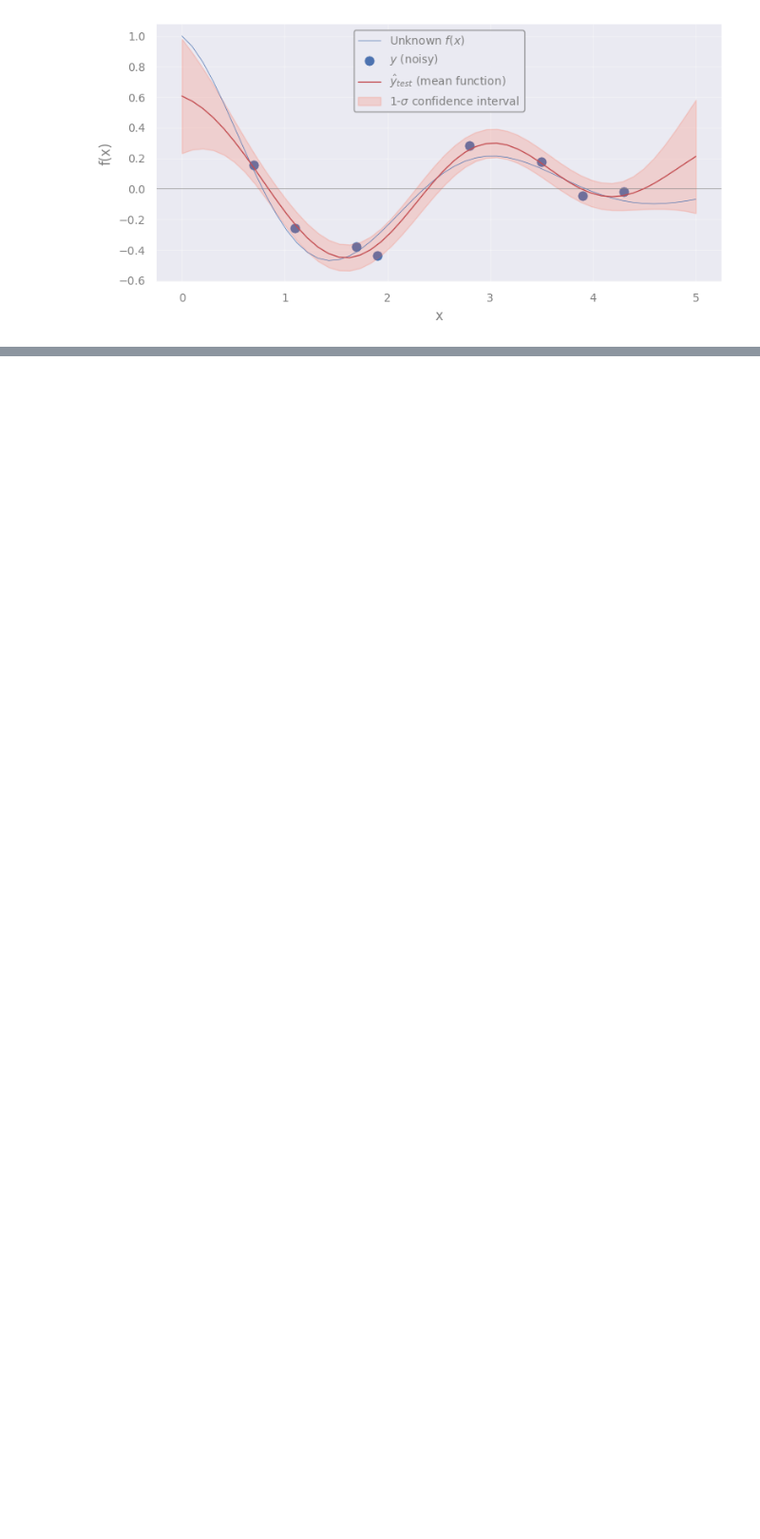
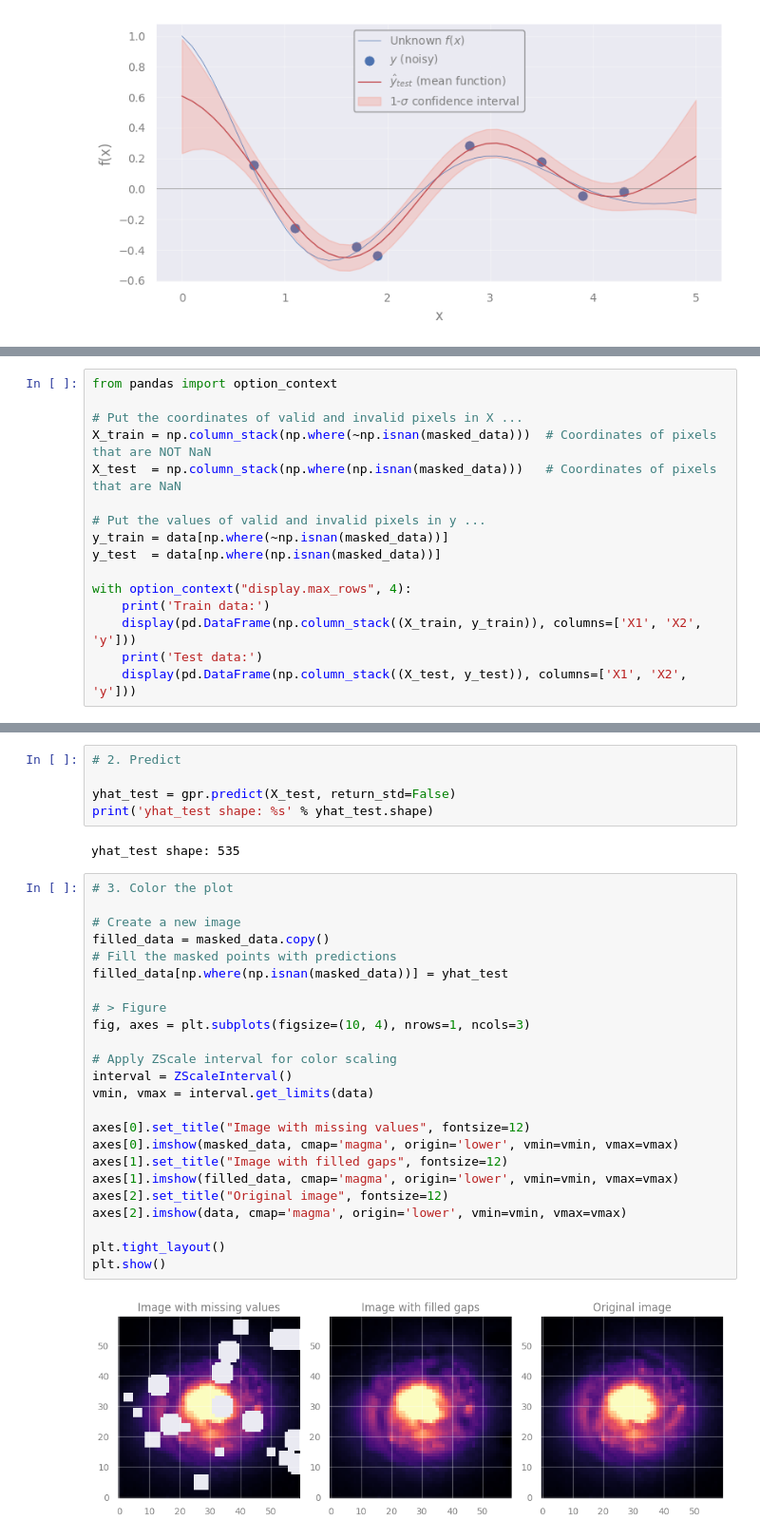
Before and after one commit to AstroStat-Academy/astrostat-school-7, a Jupyter notebook: Gaussian_Processes/Gaussian_Processes_answerkey.ipynb, the cells around one changed output, grey strips where cells are left out. Shown at 95% size. Drawn from its saved outputs; the diff is of its cells as text; blank space fills up the shorter version.

```diff
--- a/Gaussian_Processes/Gaussian_Processes_answerkey.ipynb
+++ b/Gaussian_Processes/Gaussian_Processes_answerkey.ipynb
@@ -732,0 +856,16 @@ plt.show()
+# %%
+from pandas import option_context
+
+# Put the coordinates of valid and invalid pixels in X ...
+X_train = np.column_stack(np.where(~np.isnan(masked_data)))  # Coordinates of pixels that are NOT NaN
+X_test  = np.column_stack(np.where(np.isnan(masked_data)))   # Coordinates of pixels that are NaN
+
+# Put the values of valid and invalid pixels in y ...
+y_train = data[np.where(~np.isnan(masked_data))]
+y_test  = data[np.where(np.isnan(masked_data))]
+
+with option_context("display.max_rows", 4):
+    print('Train data:')
+    display(pd.DataFrame(np.column_stack((X_train, y_train)), columns=['X1', 'X2', 'y']))
+    print('Test data:')
+    display(pd.DataFrame(np.column_stack((X_test, y_test)), columns=['X1', 'X2', 'y']))
@@ -732,0 +930,33 @@ plt.show()
+# %%
+# 2. Predict
+
+yhat_test = gpr.predict(X_test, return_std=False)
+print('yhat_test shape: %s' % yhat_test.shape)
+# %% [output]
+yhat_test shape: 535
+# %%
+# 3. Color the plot
+
+# Create a new image
+filled_data = masked_data.copy()
+# Fill the masked points with predictions
+filled_data[np.where(np.isnan(masked_data))] = yhat_test
+
+# > Figure
+fig, axes = plt.subplots(figsize=(10, 4), nrows=1, ncols=3)
+
+# Apply ZScale interval for color scaling
+interval = ZScaleInterval()
+vmin, vmax = interval.get_limits(data)
+
+axes[0].set_title("Image with missing values", fontsize=12)
+axes[0].imshow(masked_data, cmap='magma', origin='lower', vmin=vmin, vmax=vmax)
+axes[1].set_title("Image with filled gaps", fontsize=12)
+axes[1].imshow(filled_data, cmap='magma', origin='lower', vmin=vmin, vmax=vmax)
+axes[2].set_title("Original image", fontsize=12)
+axes[2].imshow(data, cmap='magma', origin='lower', vmin=vmin, vmax=vmax)
+
+plt.tight_layout()
+plt.show()
+# %% [output]
+[figure, added]
```
Also changed, not shown: parts of 15 cells of this notebook.
